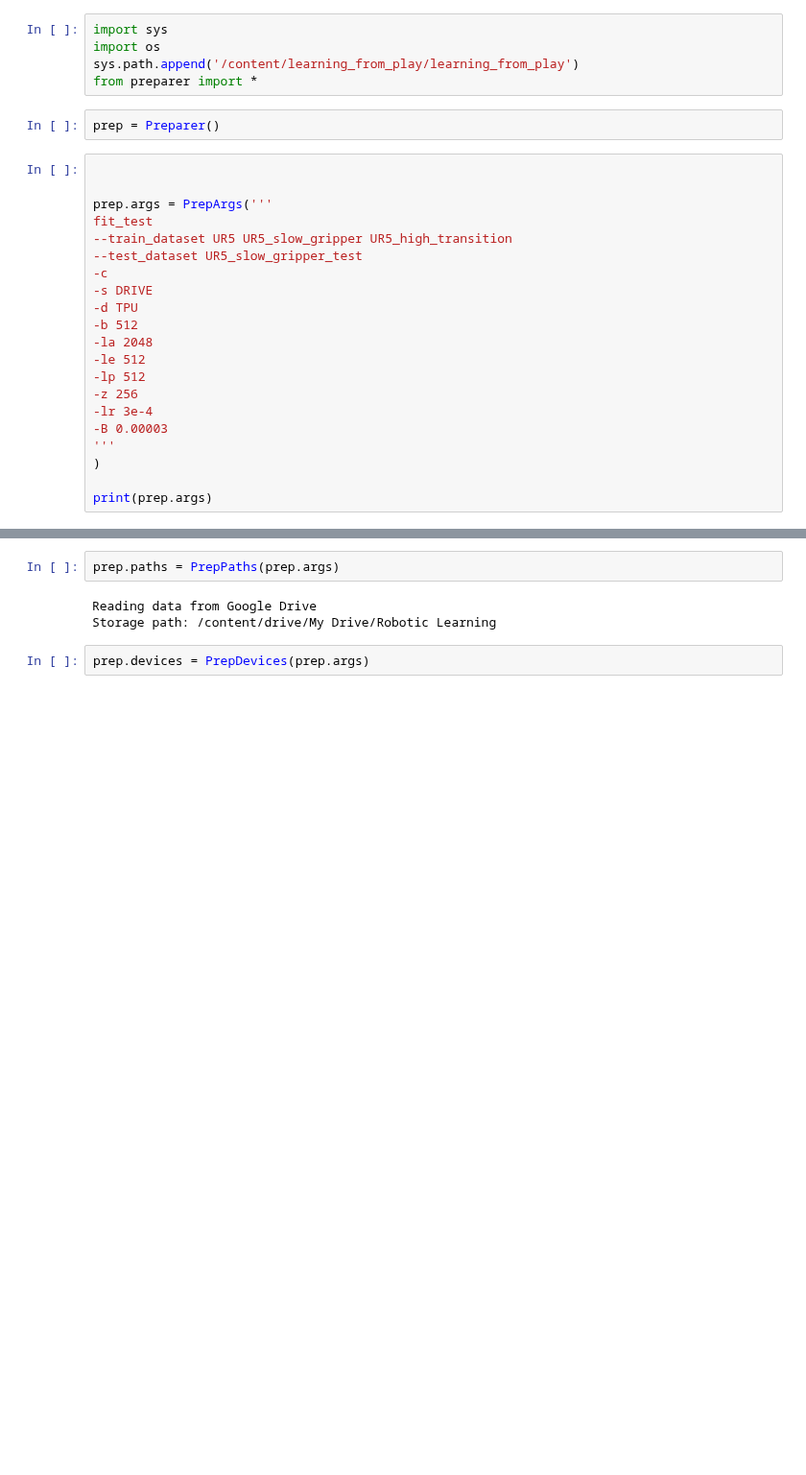
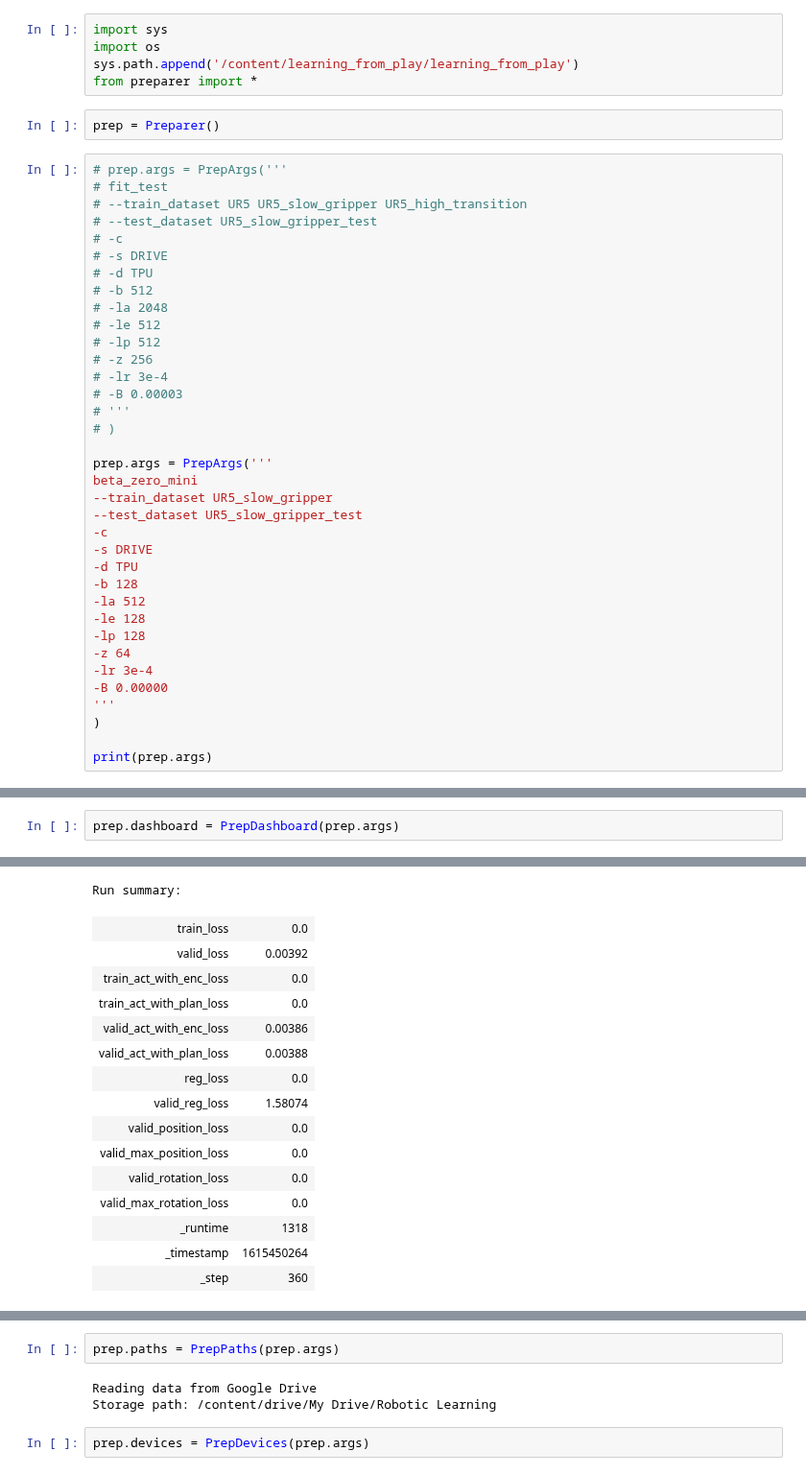
Before and after one commit to sholtodouglas/learning_from_play, a Jupyter notebook: experimental/colab_env.ipynb, the cells around one changed output, grey strips where cells are left out. Shown at 96% size. Drawn from its saved outputs; the diff is of its cells as text; blank space fills up the shorter version.

```diff
--- a/experimental/colab_env.ipynb
+++ b/experimental/colab_env.ipynb
@@ -16,22 +9,37 @@ from preparer import *
 # %%
 prep = Preparer()
 # %%
-
+# prep.args = PrepArgs('''
+# fit_test
+# --train_dataset UR5 UR5_slow_gripper UR5_high_transition
+# --test_dataset UR5_slow_gripper_test
+# -c
+# -s DRIVE
+# -d TPU
+# -b 512
+# -la 2048
+# -le 512
+# -lp 512
+# -z 256
+# -lr 3e-4
+# -B 0.00003
+# '''
+# )
 
 prep.args = PrepArgs('''
-fit_test
---train_dataset UR5 UR5_slow_gripper UR5_high_transition
+beta_zero_mini
+--train_dataset UR5_slow_gripper
 --test_dataset UR5_slow_gripper_test
 -c
 -s DRIVE
 -d TPU
--b 512
--la 2048
--le 512
--lp 512
--z 256
+-b 128
+-la 512
+-le 128
+-lp 128
+-z 64
 -lr 3e-4
--B 0.00003
+-B 0.00000
 '''
 )
 
@@ -40,0 +49,3 @@ Namespace(actor_layer_size=2048, batch_size=512, beta=3e-05, bucket_name=None, c
+# %%
+prep.dashboard = PrepDashboard(prep.args)
+# %% [output]
@@ -40,0 +58,16 @@ Namespace(actor_layer_size=2048, batch_size=512, beta=3e-05, bucket_name=None, c
+Run summary:
+| train_loss | 0.0 |
+| valid_loss | 0.00392 |
+| train_act_with_enc_loss | 0.0 |
+| train_act_with_plan_loss | 0.0 |
+| valid_act_with_enc_loss | 0.00386 |
+| valid_act_with_plan_loss | 0.00388 |
+| reg_loss | 0.0 |
+| valid_reg_loss | 1.58074 |
+| valid_position_loss | 0.0 |
+| valid_max_position_loss | 0.0 |
+| valid_rotation_loss | 0.0 |
+| valid_max_rotation_loss | 0.0 |
+| _runtime | 1318 |
+| _timestamp | 1615450264 |
+| _step | 360 |
```
Also changed, not shown: parts of 9 cells of this notebook, 1 other file.
